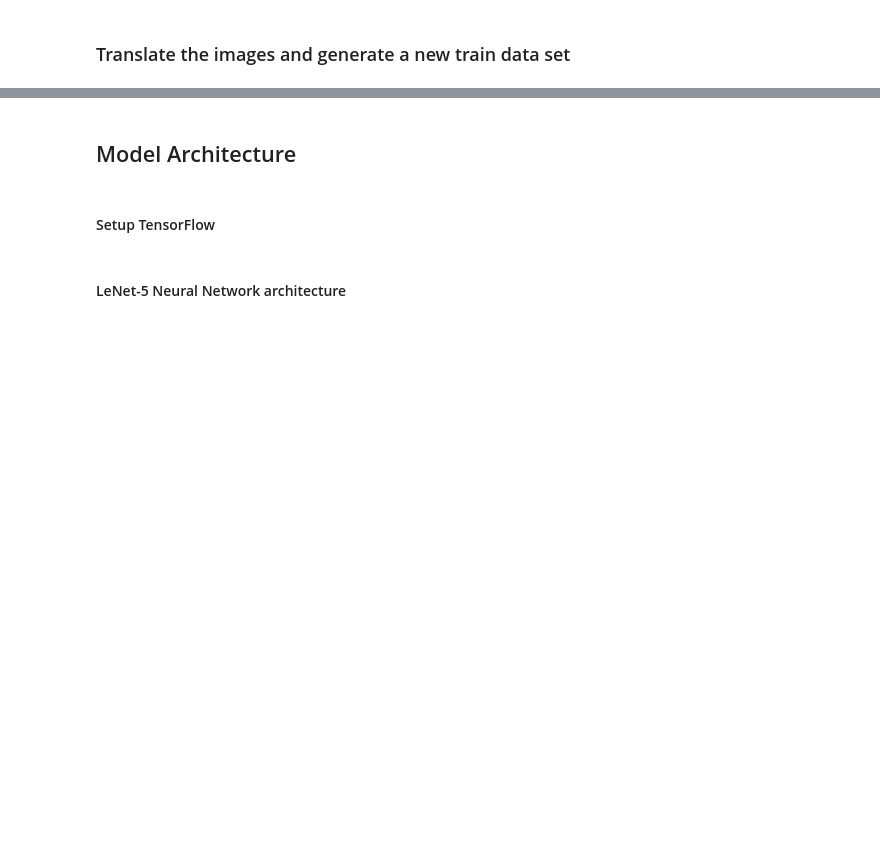
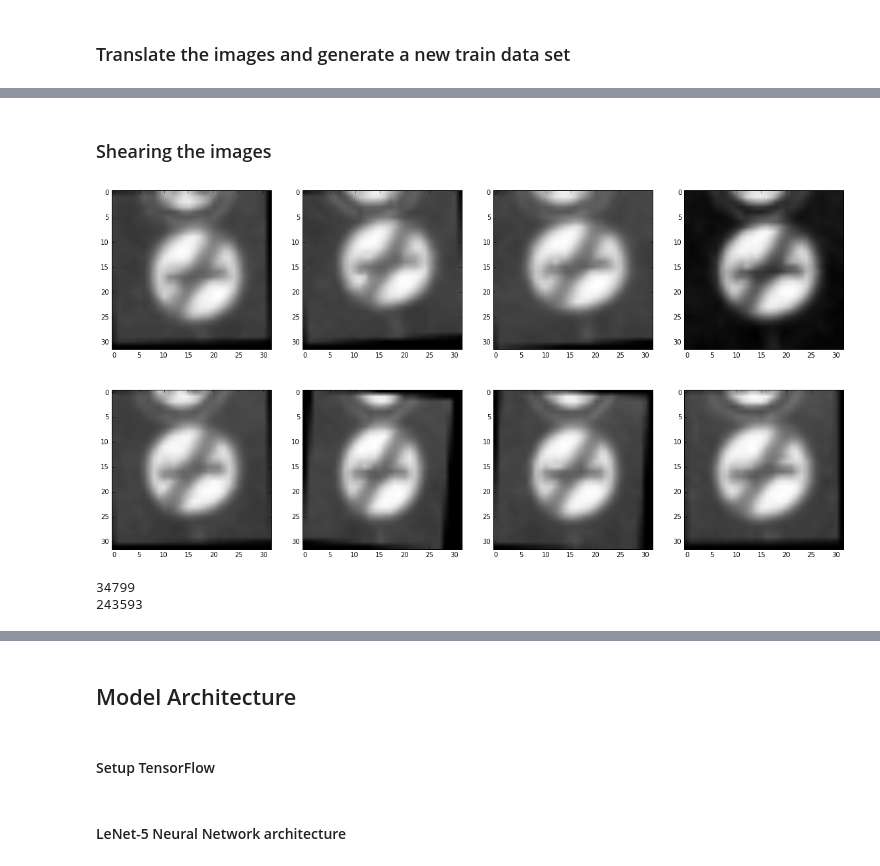
Before and after one commit to chenyue9713/Traffic-Sign-Classifier, a Jupyter notebook: Traffic_Sign_Classifier.ipynb, the cells around one changed output, grey strips where cells are left out. Cells and saved outputs as stored; diff of their text form; code cells hidden in the pictures; blank space fills up the shorter version.

```diff
--- a/Traffic_Sign_Classifier.ipynb
+++ b/Traffic_Sign_Classifier.ipynb
@@ -264,3 +295,56 @@ plt.show()
 # %%
 Normalized_X_train_trans = (X_train_trans - np.float32(128)) / np.float32(128)
 X_train_trans, y_train_trans = shuffle(Normalized_X_train_trans, y_train_clean)
+# %% [markdown]
+### Shearing the images
+# %%
+def shear(image,shear_range):
+    rows, cols, ch = image.shape
+
+    pts1 = np.float32([[5,5],[20,5],[5,20]])
+
+    pt1 = 5 +  np.random.uniform(-shear_range, shear_range)
+    pt2 = 20 + np.random.uniform(-shear_range, shear_range)
+
+
+    pts2 = np.float32([[pt1,5],[pt2,pt1],[5,pt2]])
+
+    M = cv2.getAffineTransform(pts1,pts2)
+
+    return cv2.warpAffine(image,M,(cols,rows))
+
+plt.figure(figsize=(20,10))
+for i in range(0,8):
+    plt.subplot(2,4,i+1)
+    shear_image = shear(gray_train_images[i],1)
+    plt.imshow(shear_image,cmap='gray')
+plt.show()
+# %% [output]
+[figure, added]
+# %%
+def generate_extra_images(X_train, y_train, ang_range, trans_range, shear_range, generate_num):
+
+    new_X_train = []
+    new_y_train = []
+
+    for i, image in enumerate(X_train):
+        y = y_train[i]
+        new_X_train.append(image)
+        new_y_train.append(y)
+        for j in range(generate_num):
+            new_image = rotation(image, ang_range)
+            new_image = translation(new_image, trans_range)
+            new_image = shear(new_image, shear_range)
+            new_X_train.append(new_image[:,:,np.newaxis])
+            new_y_train.append(y)
+
+    return new_X_train, new_y_train
+
+new_X_train, new_y_train = generate_extra_images(X_train, y_train,15,5,1,6)
+#print(new_X_train[0].shape)
+
+print(len(X_train))
+print(len(new_X_train))
+# %% [output]
+34799
+243593
```
Also changed, not shown: parts of 8 cells of this notebook.
